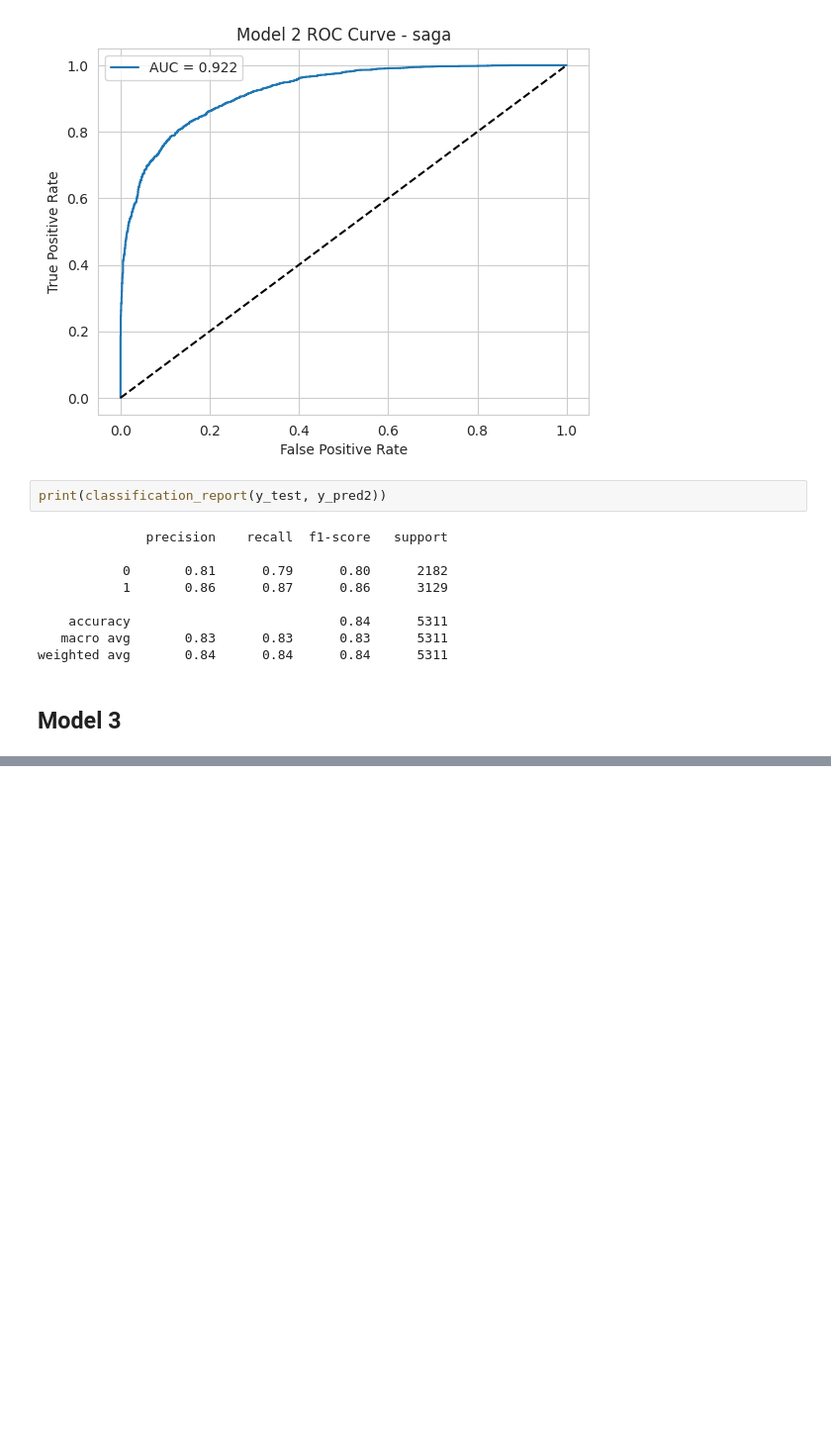
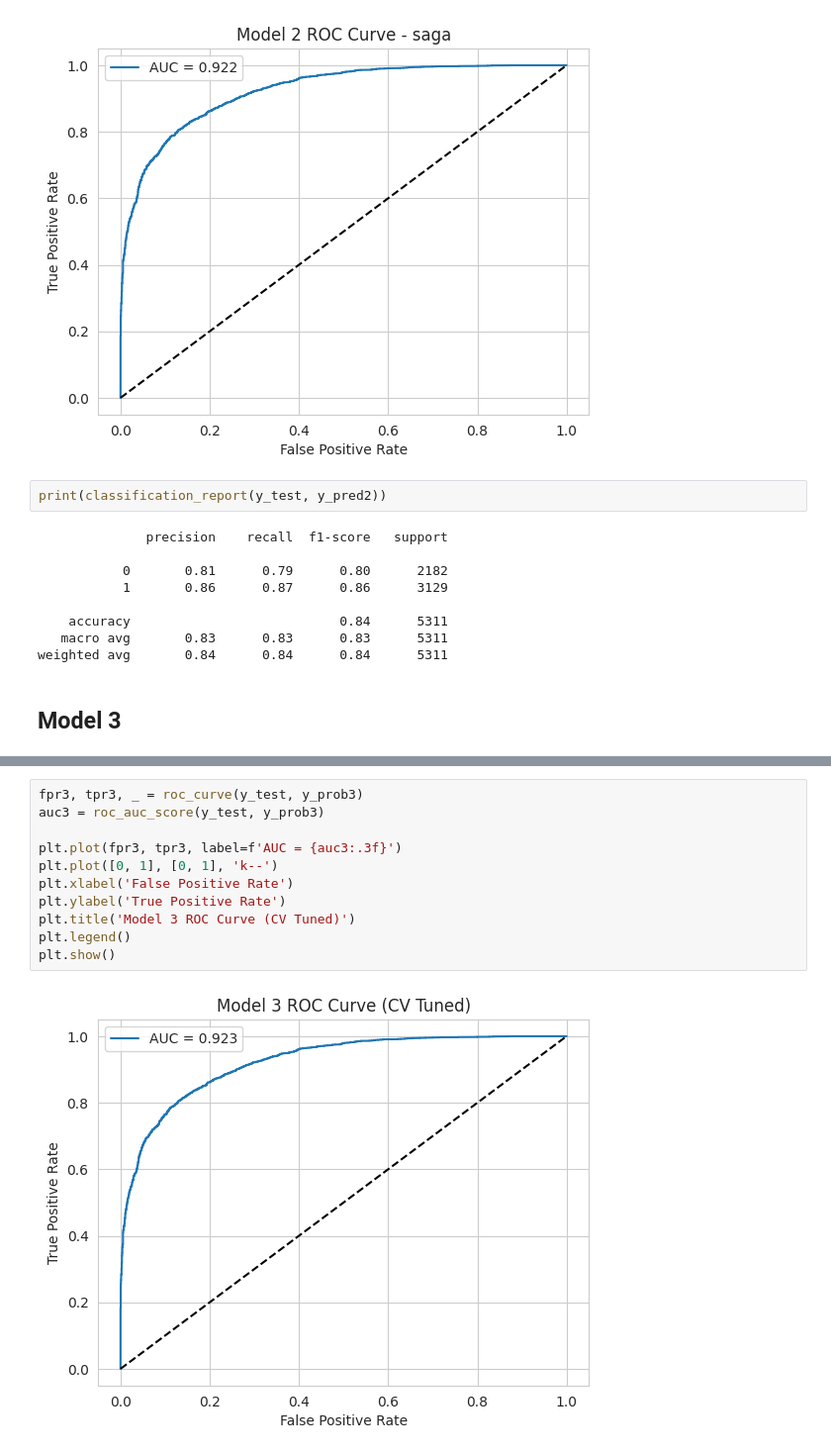
Before and after one commit to aelias5438/Final_Project_DS3021, a Jupyter notebook: FinalLab.ipynb, the cells around one changed output, grey strips where cells are left out. Shown at 99% size. Saved outputs shown, nothing was run; the diff lists cells and outputs as text; blank space fills up the shorter version.

```diff
--- a/FinalLab.ipynb
+++ b/FinalLab.ipynb
@@ -264,0 +318,13 @@ weighted avg       0.84      0.84      0.84      5311
+# %%
+fpr3, tpr3, _ = roc_curve(y_test, y_prob3)
+auc3 = roc_auc_score(y_test, y_prob3)
+
+plt.plot(fpr3, tpr3, label=f'AUC = {auc3:.3f}')
+plt.plot([0, 1], [0, 1], 'k--')
+plt.xlabel('False Positive Rate')
+plt.ylabel('True Positive Rate')
+plt.title('Model 3 ROC Curve (CV Tuned)')
+plt.legend()
+plt.show()
+# %% [output]
+[figure, added]
```
Also changed, not shown: parts of 5 cells of this notebook.
